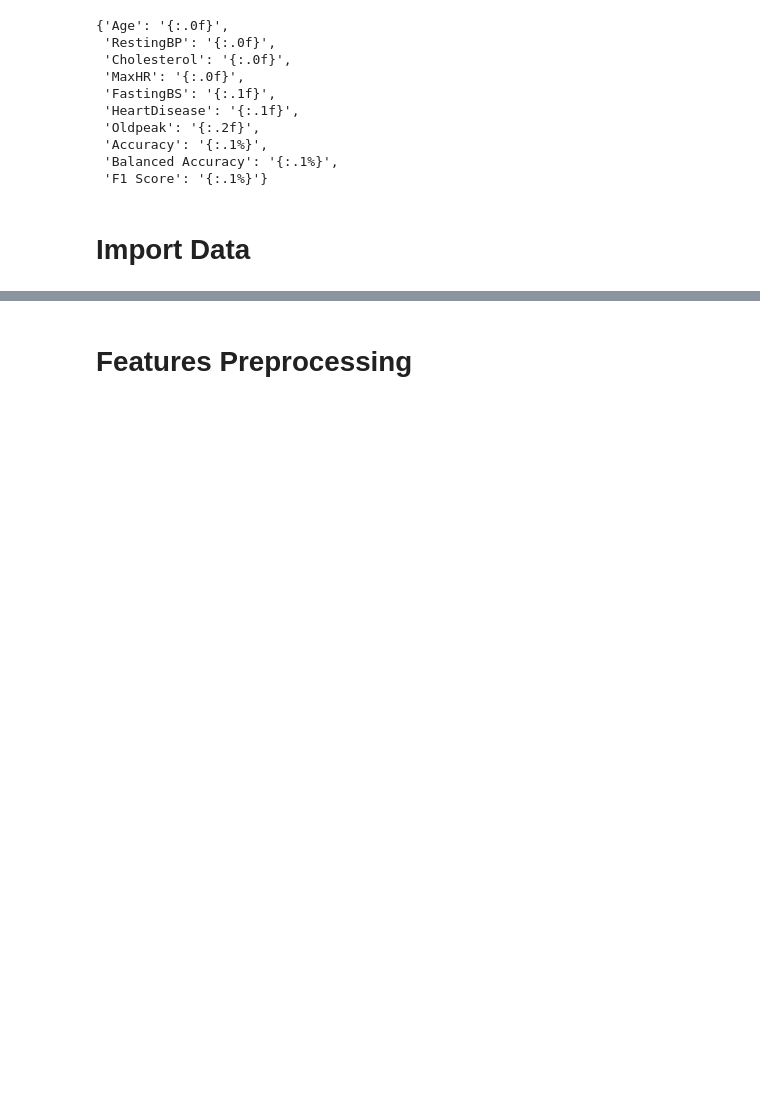
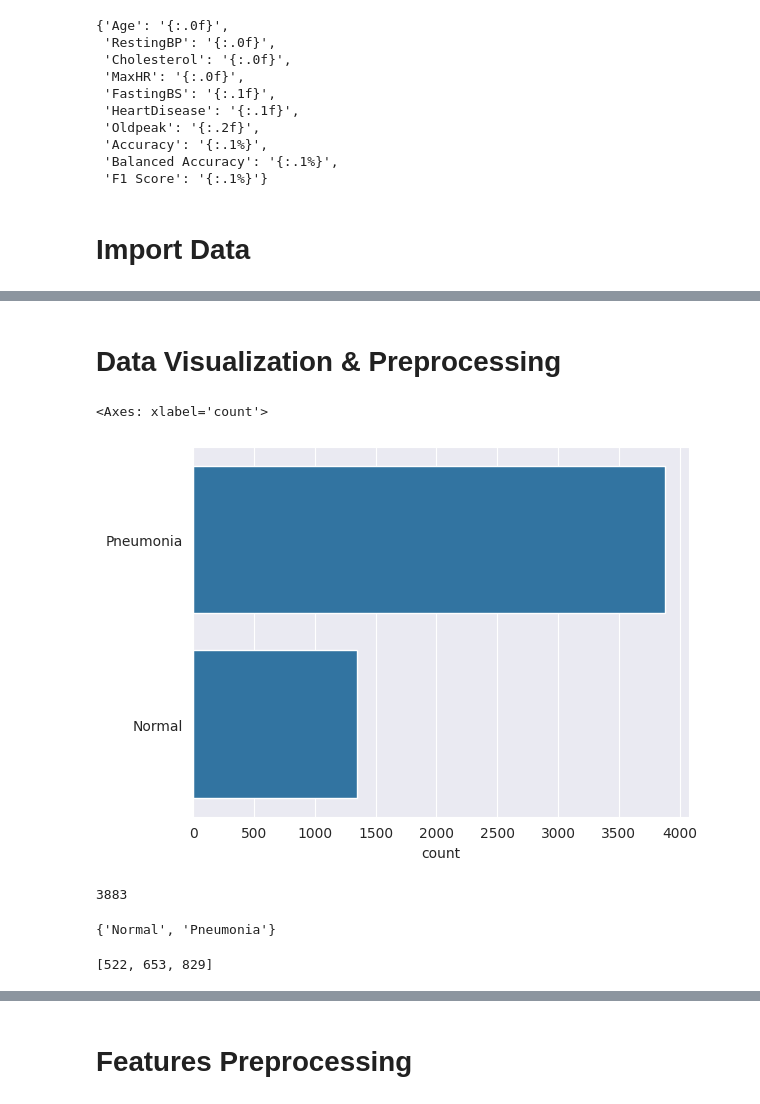
Before and after one commit to juliepinole/eth, a Jupyter notebook: healthcare/chest/Chest_explo.ipynb, the cells around one changed output, grey strips where cells are left out. Saved outputs shown, nothing was run; the diff lists cells and outputs as text; code cells hidden in the pictures; blank space fills up the shorter version.

Commit message:
Adding data import and first graph of healhy and unhealthy chest xrays

```diff
--- a/healthcare/chest/Chest_explo.ipynb
+++ b/healthcare/chest/Chest_explo.ipynb
@@ -241,0 +127,3 @@ dtype: int64
+# %%
+label = 'PNEUMONIA'
+labels.index(label)
@@ -241,0 +132,17 @@ dtype: int64
+# %%
+labels = ['PNEUMONIA', 'NORMAL']
+img_size = 150
+def get_training_data(data_dir):
+		data = []
+		for label in labels:
+				path = os.path.join(data_dir, label)
+				class_num = labels.index(label)
+				for img in os.listdir(path):
+						try:
+								img_arr = cv2.imread(os.path.join(path, img), cv2.IMREAD_GRAYSCALE)
+								resized_arr = cv2.resize(img_arr, (img_size, img_size)) # Reshaping images to preferred size
+								data.append([resized_arr, class_num])
+						except Exception as e:
+								print(e)
+		# return np.array(data)
+		return data
@@ -241,0 +160,3 @@ dtype: int64
+# %%
+train = get_training_data('../../../untracked_data/chest_data/chest_xray/train')
+test = get_training_data('../../../untracked_data/chest_data/chest_xray/test')
@@ -241,0 +174,22 @@ dtype: int64
+# %% [markdown]
+# Data Visualization & Preprocessing
+# %%
+list_all_labels = []
+for i in train:
+    if(i[1] == 0):
+        list_all_labels.append("Pneumonia")
+    else:
+        list_all_labels.append("Normal")
+sns.set_style('darkgrid')
+sns.countplot(list_all_labels)
+# %% [output]
+<Axes: xlabel='count'>
+[figure, added]
+# %%
+pd.Series(list_all_labels).value_counts()['Pneumonia']
+# %% [output]
+3883
+# %%
+set(list_all_labels)
+# %% [output]
+{'Normal', 'Pneumonia'}
@@ -241,0 +209,4 @@ dtype: int64
+# %%
+items_to_plot
+# %% [output]
+[522, 653, 829]
```
Also changed, not shown: parts of 32 cells of this notebook, 2 other files.
